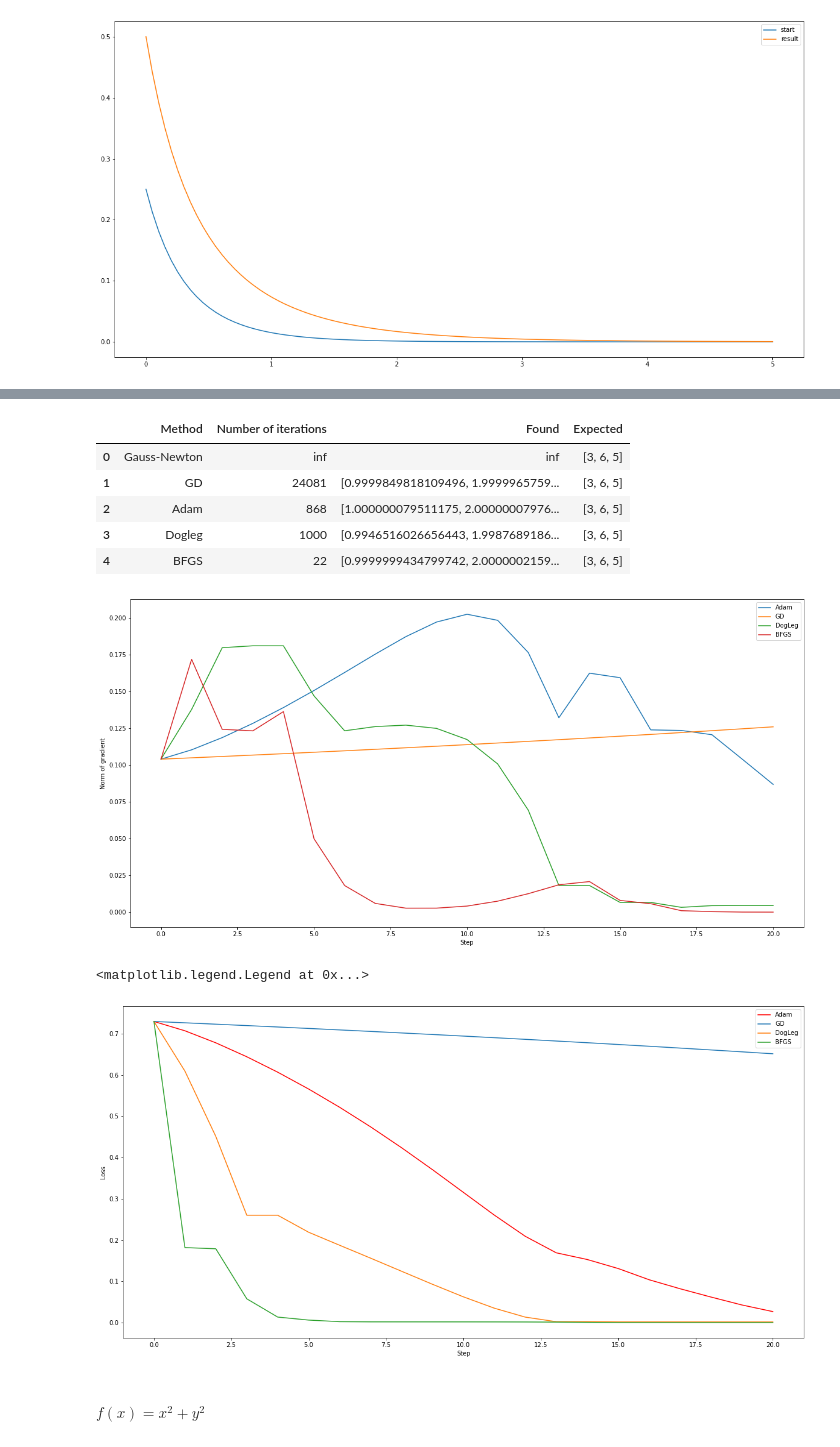
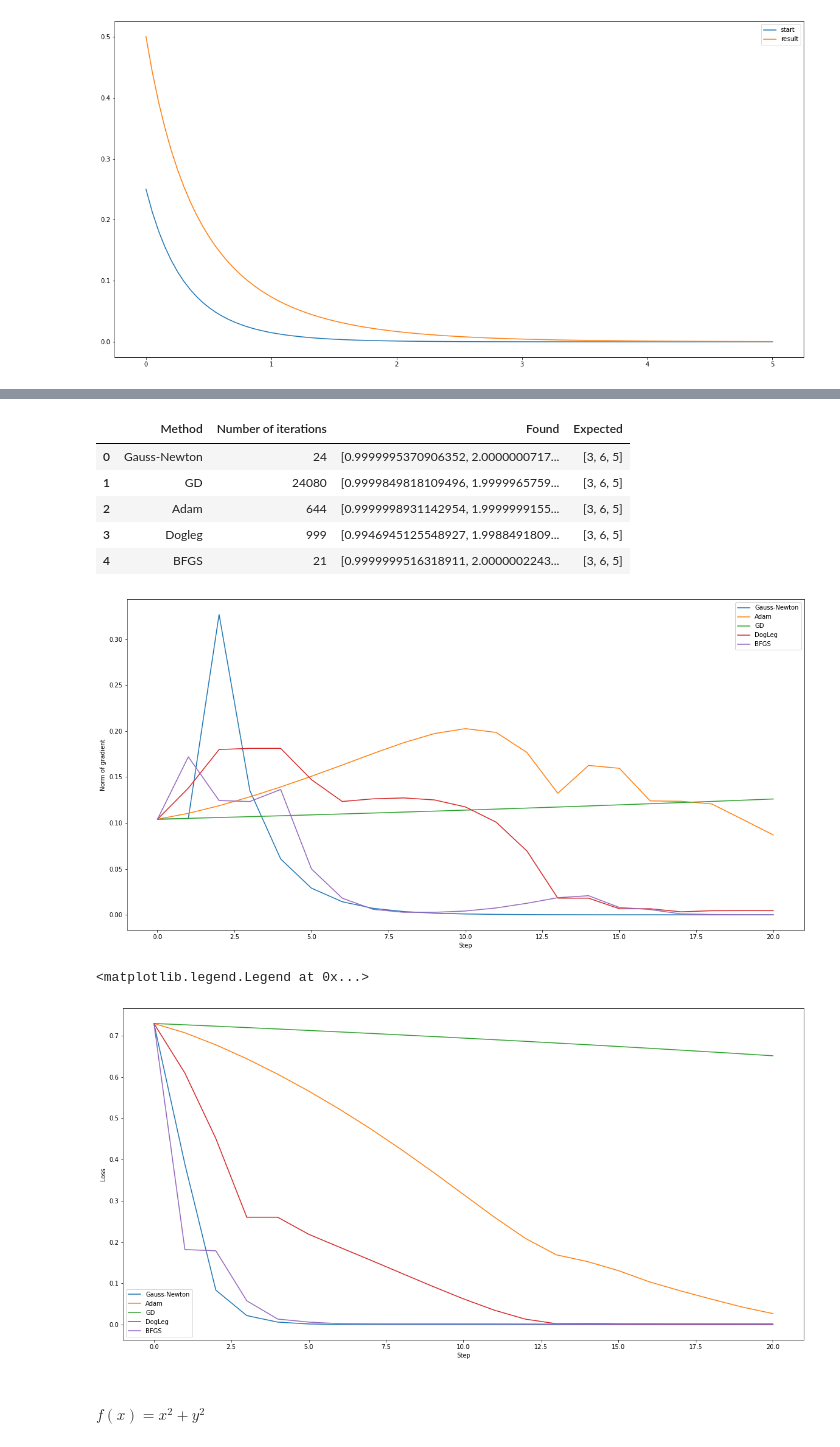
Before and after one commit to dzahbarov/opt-methods, a Jupyter notebook: lab3/lab3.ipynb, the cells around one changed output, grey strips where cells are left out. Cells and saved outputs as stored; diff of their text form; code cells hidden in the pictures.

```diff
--- a/lab3/lab3.ipynb
+++ b/lab3/lab3.ipynb
@@ -32,7 +32,7 @@ def minibatch_grad(func, x, batch=30):
 
 
 def cancel_condition(x):
-    return np.linalg.norm(grad(minimizing_func, x)) < 1e-6
+    return np.linalg.norm(grad(minimizing_func, x)) < 1e-7
 
 
 def minibatch_sgd(f, lr, start, lr_strategy=exp_lr, epoch=20, batch=1, gradient=None):
@@ -208,15 +209,15 @@ $\displaystyle \rho_k = \frac{f(x_k) - f(x_k + p_k)}{m_k(0) - m_k(p_k)}$
 # %%
-def getRo(f, x, p, calcH, local_grad):
+def get_rho(f, x, p, calc_hessian, local_grad):
     fx = f(x) - f(x + p)
-    mk = m(f, calcH, x, np.zeros(len(x)), local_grad) - m(f, calcH, x, p, local_grad)
+    mk = m(f, calc_hessian, x, np.zeros(len(x)), local_grad) - m(f, calc_hessian, x, p, local_grad)
     return fx / mk
 
 
-def m(f, calcH, x, p, local_grad):
-    return f(x) + np.transpose(local_grad(f, x)) @ p + 1 / 2 * np.transpose(p) @ calcH(x) @ p
+def m(f, calc_hessian, x, p, local_grad):
+    return f(x) + np.transpose(local_grad(f, x)) @ p + 1 / 2 * np.transpose(p) @ calc_hessian(x) @ p
 
 
-def calcHFor1(x):
+def calc_hessian_for_lsm(x):
     res = list()
     for i in range(3):
         row = list()
@@ -227,8 +228,8 @@ def calcHFor1(x):
     return 2 * JT @ JT.T
 
 
-def calcStep(f, calcH, x, delta, local_grad):
-    H = calcH(x)
+def calc_p(f, calc_hessian, x, delta, local_grad):
+    H = calc_hessian(x)
     gr = local_grad(f, x)
 
     pH = -np.linalg.inv(H) @ gr
@@ -251,7 +252,7 @@ def calcStep(f, calcH, x, delta, local_grad):
     return A + T * B
 
 
-def dogleg(f, start, calcH, delta=1, nu=1 / 4, epoch=20, delta_max=100, gradient=None):
+def dogleg(f, start, calc_hessian, delta=1, nu=1 / 4, epoch=20, delta_max=100, gradient=None):
     x = start
 
     if gradient is not None:
@@ -272,9 +273,9 @@ def dogleg(f, start, calcH, delta=1, nu=1 / 4, epoch=20, delta_max=100, gradient
         grads.append(np.linalg.norm(local_grad(f, x)))
         loss.append(f(x))
 
-        p = calcStep(f, calcH, x, delta, local_grad)
+        p = calc_p(f, calc_hessian, x, delta, local_grad)
 
-        ro = getRo(f, x, p, calcH, local_grad)
+        ro = get_rho(f, x, p, calc_hessian, local_grad)
 
         if ro < 1 / 4:
             delta = 1 / 4 * delta
@@ -293,4 +294,4 @@ def dogleg(f, start, calcH, delta=1, nu=1 / 4, epoch=20, delta_max=100, gradient
         if np.linalg.norm(local_grad(f, x)) < 1e-7:
             break
 
-    return [np.array(points), np.array(grads), np.array(loss)]
+    return np.array(points), np.array(grads), np.array(loss)
@@ -440,58 +450,62 @@ plt.legend()
 # %%
 start_point = [3, 6, 5]
 
+newton_points, newton_grads, newton_loss = newton(minimizing_func2, start=start_point, epoch=2000)
 gd_points, gd_grads, gd_loss = gd(minimizing_func, 0.3, start=start_point, lr_strategy=const_lr, epoch=50000)
 adam_points, adam_grads, adam_loss = adam(minimizing_func, b1=0.5, b2=0.5, lr=0.2, start=start_point,
                                           lr_strategy=exp_lr, epoch=50000, batch=30)
 bfgs_points, bfgs_grads, bfgs_loss = bfgs(minimizing_func, gradient_func1, start_point, epoch=1000)
-dogleg_points, dogleg_grads, dogleg_loss = dogleg(minimizing_func, start_point, calcHFor1, delta=1, epoch=1000)
+dogleg_points, dogleg_grads, dogleg_loss = dogleg(minimizing_func, start_point, calc_hessian_for_lsm, delta=1, epoch=1000)
 
 df = pd.DataFrame(data={
     "Method": ['Gauss-Newton', 'GD', 'Adam', 'Dogleg', 'BFGS'],
-    "Number of iterations": ['inf', len(gd_points), len(adam_points), len(dogleg_points), len(bfgs_points)],
-    "Found": ['inf', gd_points[-1], adam_points[-1], dogleg_points[-1], bfgs_points[-1]],
+    "Number of iterations": [len(newton_points) - 1, len(gd_points) - 1, len(adam_points) - 1, len(dogleg_points) - 1,
+                             len(bfgs_points) - 1],
+    "Found": [newton_points[-1], gd_points[-1], adam_points[-1], dogleg_points[-1], bfgs_points[-1]],
     'Expected': [[3, 6, 5], [3, 6, 5], [3, 6, 5], [3, 6, 5], [3, 6, 5]]
 })
 
 display(df)
 
-size = min(len(gd_points), len(adam_points), len(dogleg_points), len(bfgs_points)) - 1
+size = min(len(gd_points), len(newton_points), len(adam_points), len(dogleg_points), len(bfgs_points)) - 1
 ss = range(0, size)
 
+plt.plot(ss, newton_grads[:size], label='Gauss-Newton')
 plt.plot(ss, adam_grads[:size], label='Adam')
 plt.plot(ss, gd_grads[:size], label='GD')
 plt.plot(ss, dogleg_grads[:size], label='DogLeg')
 plt.plot(ss, bfgs_grads[:size], label='BFGS')
 
 plt.xlabel("Step")
 plt.ylabel("Norm of gradient")
 
 plt.legend()
 
 plt.show()
 
-size = min(len(gd_points), len(adam_points), len(dogleg_points), len(bfgs_points)) - 1
+size = min(len(gd_points), len(newton_points), len(adam_points), len(dogleg_points), len(bfgs_points)) - 1
 ss = range(0, size)
 
-plt.plot(ss, adam_loss[:size], 'r', label='Adam')
+plt.plot(ss, newton_loss[:size], label='Gauss-Newton')
+plt.plot(ss, adam_loss[:size], label='Adam')
 plt.plot(ss, gd_loss[:size], label='GD')
 plt.plot(ss, dogleg_loss[:size], label='DogLeg')
 plt.plot(ss, bfgs_loss[:size], label='BFGS')
 
 plt.xlabel("Step")
 plt.ylabel("Loss")
 
 plt.legend()
 # %% [output]
 |  | Method | Number of iterations | Found | Expected |
-| 0 | Gauss-Newton | inf | inf | [3, 6, 5] |
-| 1 | GD | 24081 | [0.9999849818109496, 1.9999965759... | [3, 6, 5] |
-| 2 | Adam | 868 | [1.000000079511175, 2.00000007976... | [3, 6, 5] |
-| 3 | Dogleg | 1000 | [0.9946516026656443, 1.9987689186... | [3, 6, 5] |
-| 4 | BFGS | 22 | [0.9999999434799742, 2.0000002159... | [3, 6, 5] |
+| 0 | Gauss-Newton | 24 | [0.9999995370906352, 2.0000000717... | [3, 6, 5] |
+| 1 | GD | 24080 | [0.9999849818109496, 1.9999965759... | [3, 6, 5] |
+| 2 | Adam | 644 | [0.9999998931142954, 1.9999999155... | [3, 6, 5] |
+| 3 | Dogleg | 999 | [0.9946945125548927, 1.9988491809... | [3, 6, 5] |
+| 4 | BFGS | 21 | [0.9999999516318911, 2.0000002243... | [3, 6, 5] |
-[figure, old version]
+[figure, new version]
 <matplotlib.legend.Legend at 0x...>
-[figure, old version]
+[figure, new version]
 # %% [markdown]
 #### $f(x) = x^2 + y^2$
 # %%
```
Also changed, not shown: parts of 10 cells of this notebook.
